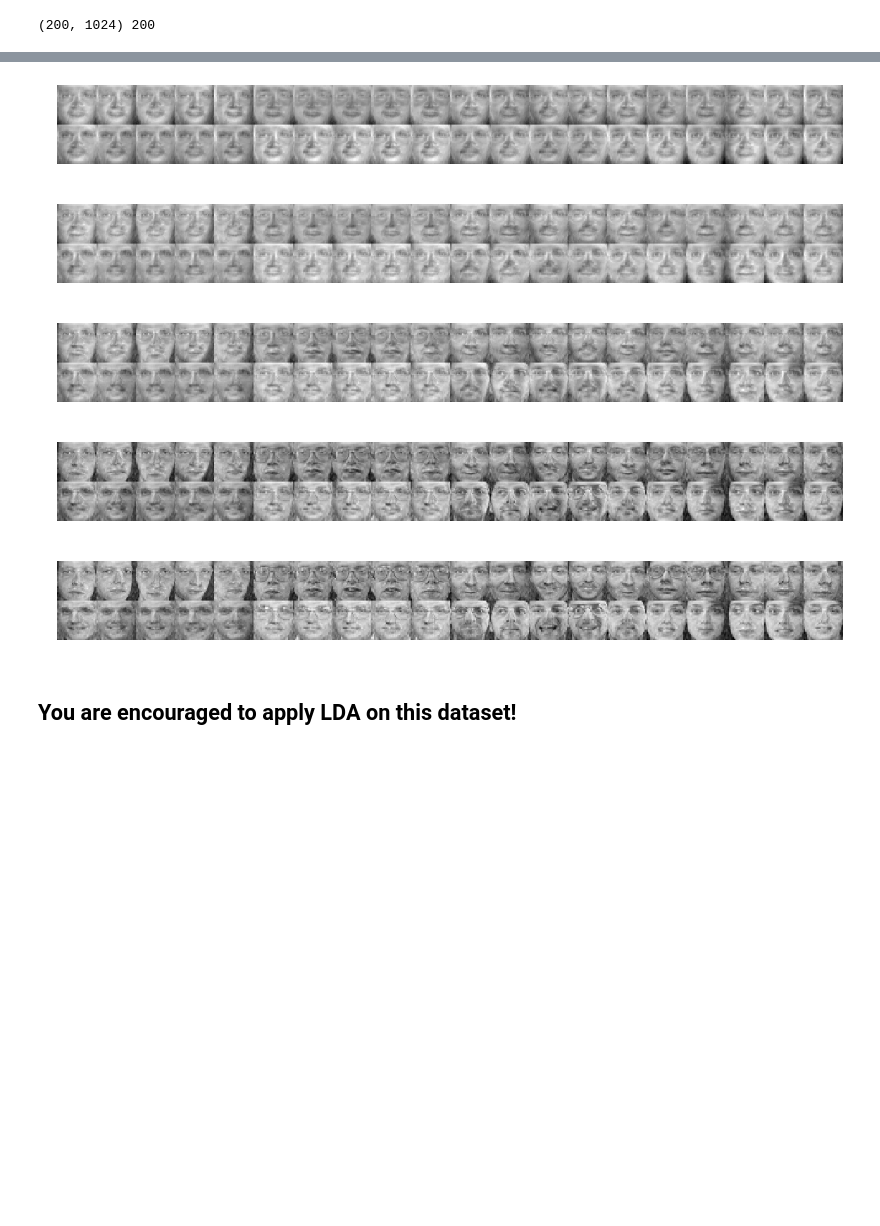
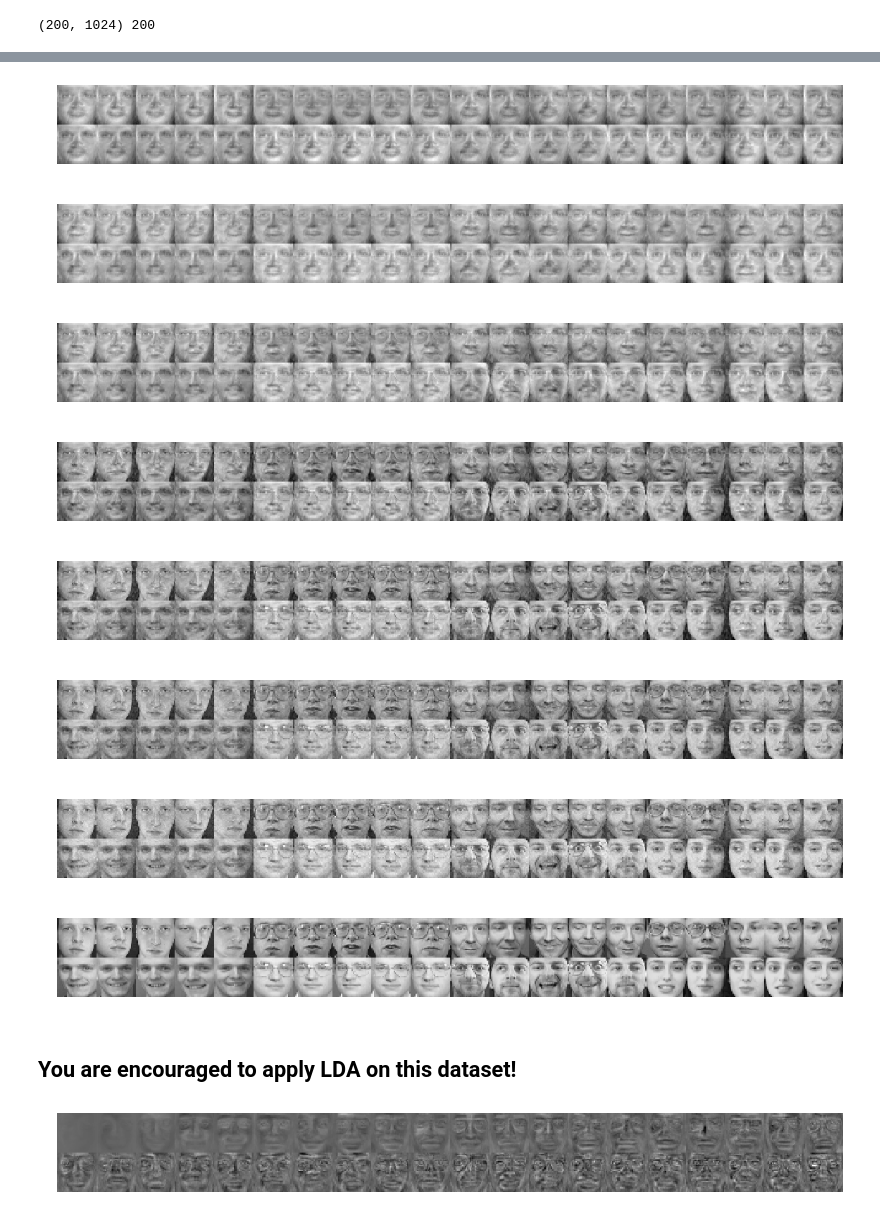
Before and after one commit to yangli655/ML_dc, a Jupyter notebook: ml2018winter_hw4/pca/pca_exp.ipynb, the cells around one changed output, grey strips where cells are left out. Drawn from its saved outputs; the diff is of its cells as text; code cells hidden in the pictures; blank space fills up the shorter version.

```diff
--- a/ml2018winter_hw4/pca/pca_exp.ipynb
+++ b/ml2018winter_hw4/pca/pca_exp.ipynb
@@ -87,24 +92,34 @@ reduced dimensionality 128: test error = 0.15
 # %%
 # 6. Recover face images form low dimensional space, visualize them
 # begin answer
 for dim in dimension:
     dim_eigenface = Eigenface[:,:dim]
     dimen_reduced_data = np.matmul(fea_Train, dim_eigenface)
     original_image = np.matmul(dimen_reduced_data, np.linalg.pinv(dim_eigenface))
     show_face(original_image)
+
+show_face(fea_Train)
 # end answer
 # %% [output]
 [figure]
 [figure]
 [figure]
 [figure]
 [figure]
+[figure, added]
+[figure, added]
+[figure, added]
 # %% [markdown]
 ## You are encouraged to apply LDA on this dataset!
 # %%
 from LDA import LDA
+from show_face import show_face
+from knn import knn
 
 # Your code here
 # begin answer
-
+Eigenval, Eigenvec = LDA(fea_Train, gnd_Train)
+show_face(Eigenvec.T)
 # end answer
+# %% [output]
+[figure, added]
```
Also changed, not shown: parts of 3 cells of this notebook.
